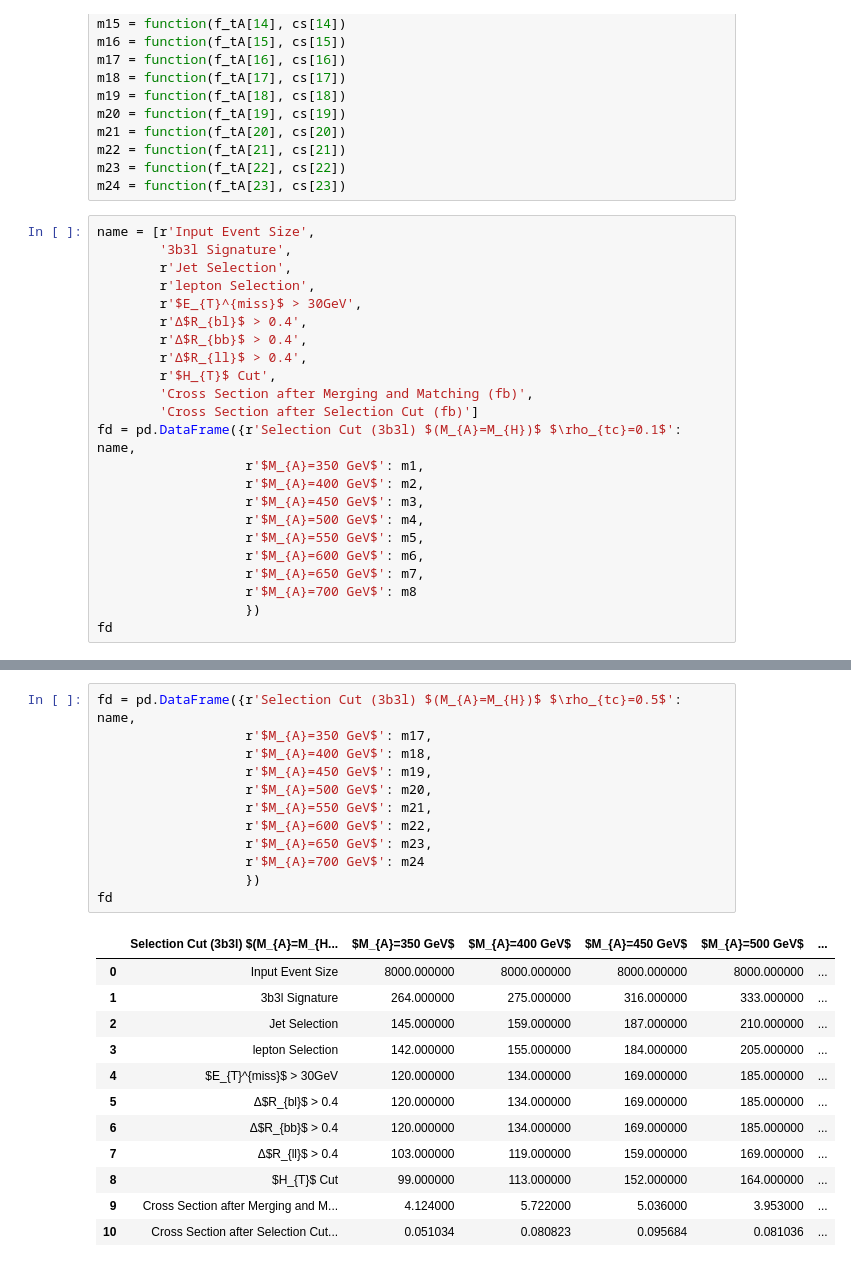
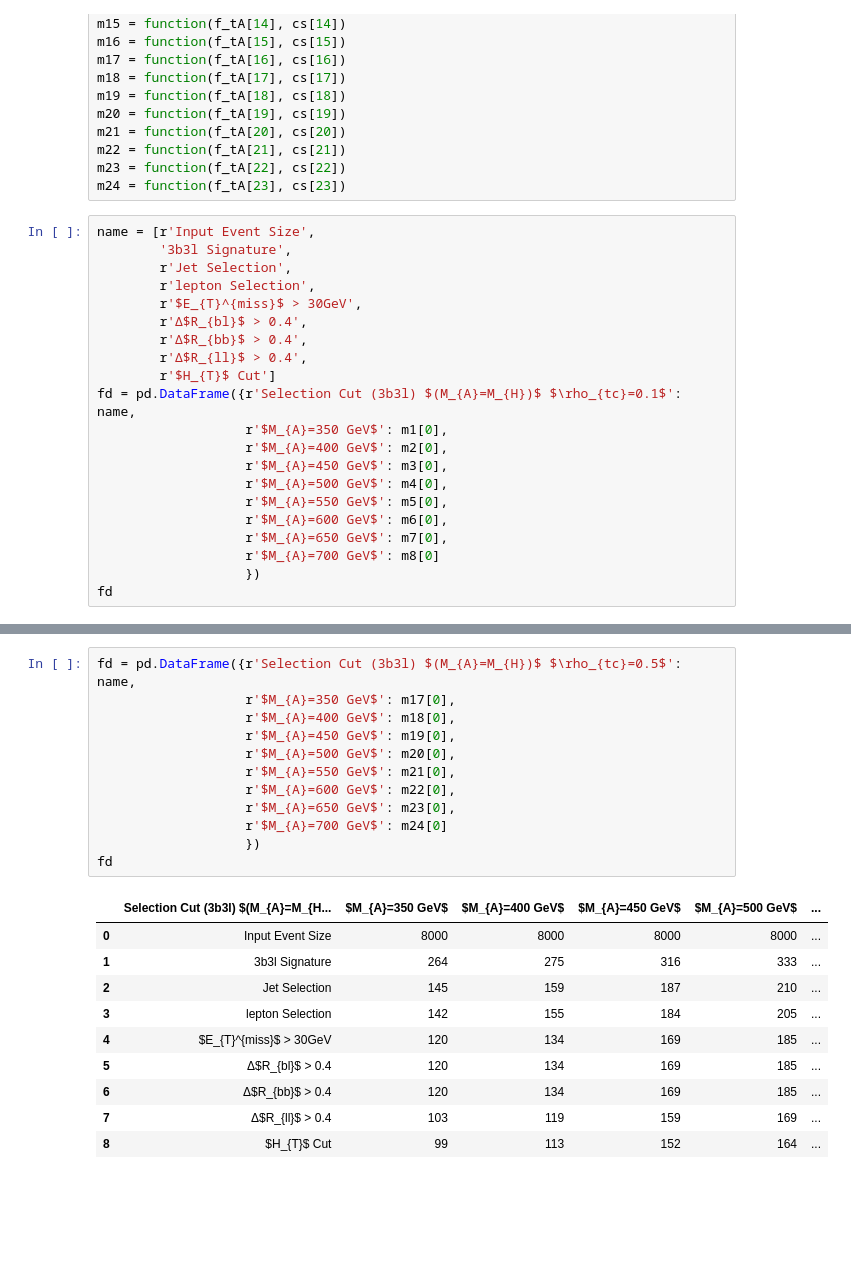
Before and after one commit to dlai211/Triple-Top, a Jupyter notebook: 3b3l/3b3l.ipynb, the cells around one changed output, grey strips where cells are left out. Cells and saved outputs as stored; diff of their text form; blank space fills up the shorter version.

```diff
--- a/3b3l/3b3l.ipynb
+++ b/3b3l/3b3l.ipynb
@@ -209,18 +198,16 @@ name = [r'Input Event Size',
         r'Δ$R_{bl}$ > 0.4',
         r'Δ$R_{bb}$ > 0.4',
         r'Δ$R_{ll}$ > 0.4',
-        r'$H_{T}$ Cut',
-        'Cross Section after Merging and Matching (fb)',
-        'Cross Section after Selection Cut (fb)']
+        r'$H_{T}$ Cut']
 fd = pd.DataFrame({r'Selection Cut (3b3l) $(M_{A}=M_{H})$ $\rho_{tc}=0.1$': name,
-                   r'$M_{A}=350 GeV$': m1,
-                   r'$M_{A}=400 GeV$': m2,
-                   r'$M_{A}=450 GeV$': m3,
-                   r'$M_{A}=500 GeV$': m4,
-                   r'$M_{A}=550 GeV$': m5,
-                   r'$M_{A}=600 GeV$': m6,
-                   r'$M_{A}=650 GeV$': m7,
-                   r'$M_{A}=700 GeV$': m8
+                   r'$M_{A}=350 GeV$': m1[0],
+                   r'$M_{A}=400 GeV$': m2[0],
+                   r'$M_{A}=450 GeV$': m3[0],
+                   r'$M_{A}=500 GeV$': m4[0],
+                   r'$M_{A}=550 GeV$': m5[0],
+                   r'$M_{A}=600 GeV$': m6[0],
+                   r'$M_{A}=650 GeV$': m7[0],
+                   r'$M_{A}=700 GeV$': m8[0]
                    })
 fd
 # %% [output]
@@ -264,25 +287,23 @@ fd
 # %%
 fd = pd.DataFrame({r'Selection Cut (3b3l) $(M_{A}=M_{H})$ $\rho_{tc}=0.5$': name,
-                   r'$M_{A}=350 GeV$': m17,
-                   r'$M_{A}=400 GeV$': m18,
-                   r'$M_{A}=450 GeV$': m19,
-                   r'$M_{A}=500 GeV$': m20,
-                   r'$M_{A}=550 GeV$': m21,
-                   r'$M_{A}=600 GeV$': m22,
-                   r'$M_{A}=650 GeV$': m23,
-                   r'$M_{A}=700 GeV$': m24
+                   r'$M_{A}=350 GeV$': m17[0],
+                   r'$M_{A}=400 GeV$': m18[0],
+                   r'$M_{A}=450 GeV$': m19[0],
+                   r'$M_{A}=500 GeV$': m20[0],
+                   r'$M_{A}=550 GeV$': m21[0],
+                   r'$M_{A}=600 GeV$': m22[0],
+                   r'$M_{A}=650 GeV$': m23[0],
+                   r'$M_{A}=700 GeV$': m24[0]
                    })
 fd
 # %% [output]
 |  | Selection Cut (3b3l) $(M_{A}=M_{H... | $M_{A}=350 GeV$ | $M_{A}=400 GeV$ | $M_{A}=450 GeV$ | $M_{A}=500 GeV$ | ... |
-| 0 | Input Event Size | 8000.000000 | 8000.000000 | 8000.000000 | 8000.000000 | ... |
-| 1 | 3b3l Signature | 264.000000 | 275.000000 | 316.000000 | 333.000000 | ... |
-| 2 | Jet Selection | 145.000000 | 159.000000 | 187.000000 | 210.000000 | ... |
-| 3 | lepton Selection | 142.000000 | 155.000000 | 184.000000 | 205.000000 | ... |
-| 4 | $E_{T}^{miss}$ > 30GeV | 120.000000 | 134.000000 | 169.000000 | 185.000000 | ... |
-| 5 | Δ$R_{bl}$ > 0.4 | 120.000000 | 134.000000 | 169.000000 | 185.000000 | ... |
-| 6 | Δ$R_{bb}$ > 0.4 | 120.000000 | 134.000000 | 169.000000 | 185.000000 | ... |
-| 7 | Δ$R_{ll}$ > 0.4 | 103.000000 | 119.000000 | 159.000000 | 169.000000 | ... |
-| 8 | $H_{T}$ Cut | 99.000000 | 113.000000 | 152.000000 | 164.000000 | ... |
-| 9 | Cross Section after Merging and M... | 4.124000 | 5.722000 | 5.036000 | 3.953000 | ... |
-| 10 | Cross Section after Selection Cut... | 0.051034 | 0.080823 | 0.095684 | 0.081036 | ... |
+| 0 | Input Event Size | 8000 | 8000 | 8000 | 8000 | ... |
+| 1 | 3b3l Signature | 264 | 275 | 316 | 333 | ... |
+| 2 | Jet Selection | 145 | 159 | 187 | 210 | ... |
+| 3 | lepton Selection | 142 | 155 | 184 | 205 | ... |
+| 4 | $E_{T}^{miss}$ > 30GeV | 120 | 134 | 169 | 185 | ... |
+| 5 | Δ$R_{bl}$ > 0.4 | 120 | 134 | 169 | 185 | ... |
+| 6 | Δ$R_{bb}$ > 0.4 | 120 | 134 | 169 | 185 | ... |
+| 7 | Δ$R_{ll}$ > 0.4 | 103 | 119 | 159 | 169 | ... |
+| 8 | $H_{T}$ Cut | 99 | 113 | 152 | 164 | ... |
```
Also changed, not shown: parts of 10 cells of this notebook.
